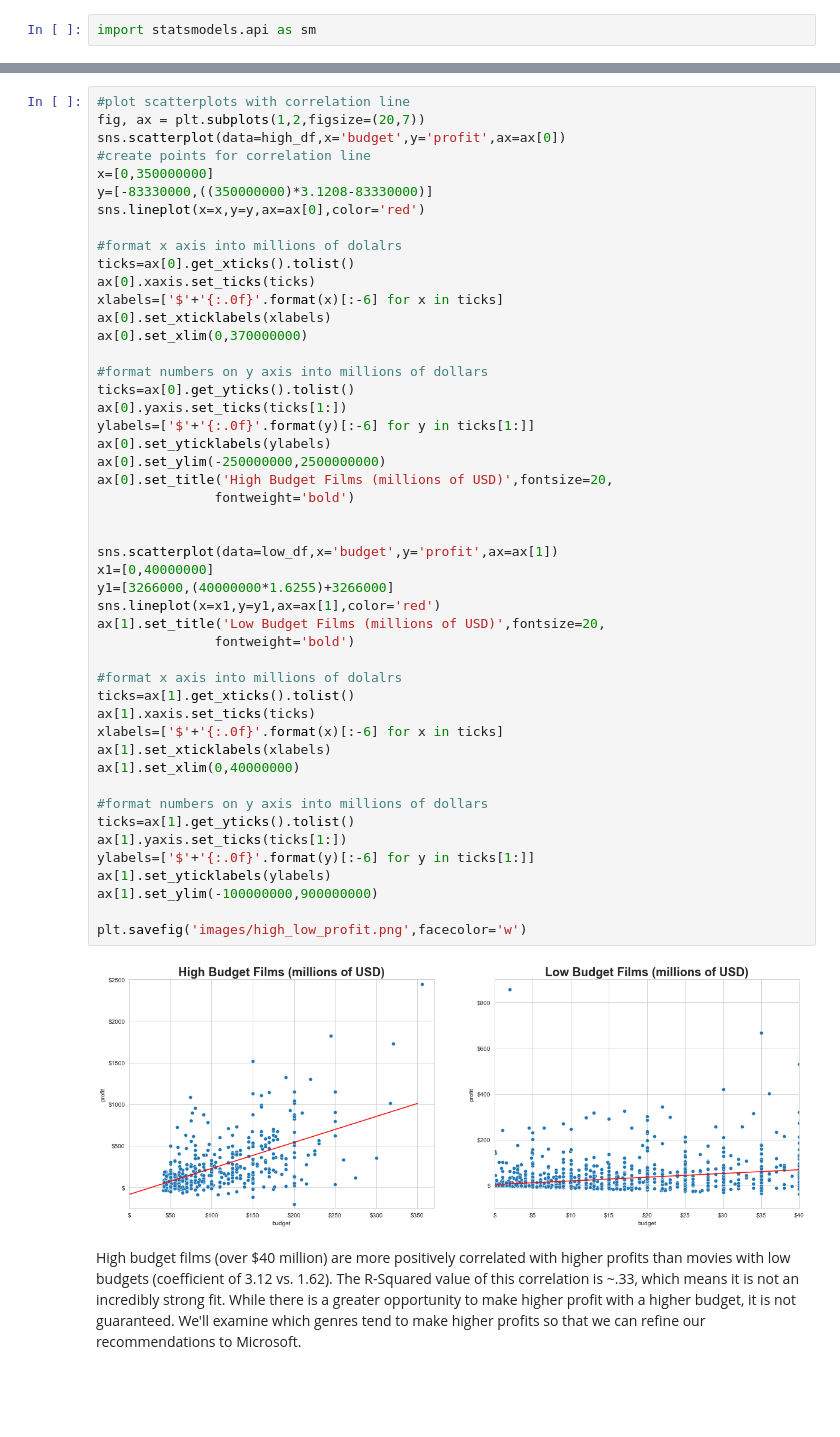
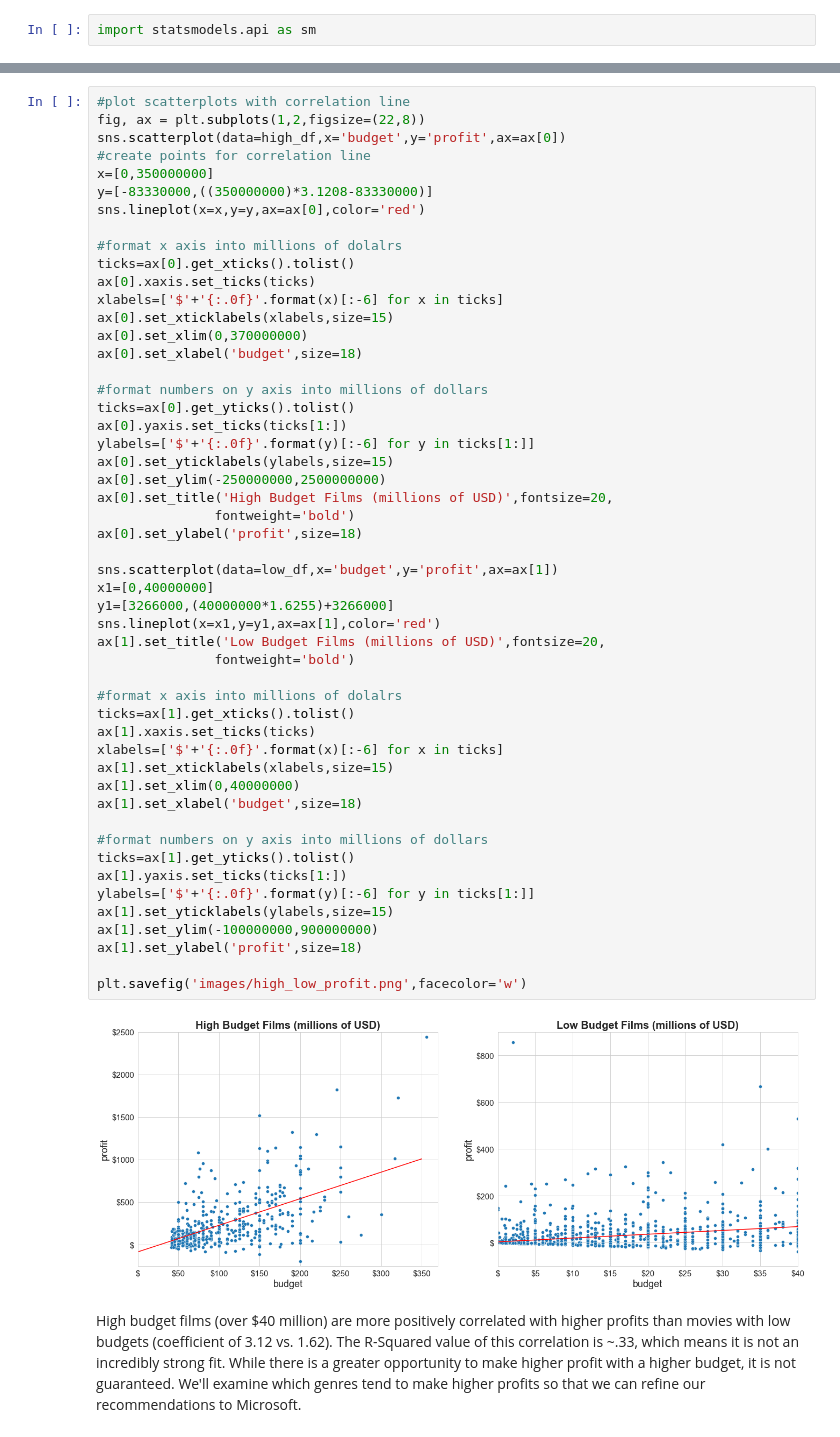
Before and after one commit to morganFitzg/dsc-phase-1-project, a Jupyter notebook: student.ipynb, the cells around one changed output, grey strips where cells are left out. Drawn from its saved outputs; the diff is of its cells as text; blank space fills up the shorter version.

Commit message:
fix plot

```diff
--- a/student.ipynb
+++ b/student.ipynb
@@ -751,7 +751,7 @@ Notes:
 strong multicollinearity or other numerical problems.
 # %%
 #plot scatterplots with correlation line
-fig, ax = plt.subplots(1,2,figsize=(20,7))
+fig, ax = plt.subplots(1,2,figsize=(22,8))
 sns.scatterplot(data=high_df,x='budget',y='profit',ax=ax[0])
 #create points for correlation line
 x=[0,350000000]
@@ -762,43 +762,46 @@ sns.lineplot(x=x,y=y,ax=ax[0],color='red')
 ticks=ax[0].get_xticks().tolist()
 ax[0].xaxis.set_ticks(ticks)
 xlabels=['$'+'{:.0f}'.format(x)[:-6] for x in ticks]
-ax[0].set_xticklabels(xlabels)
+ax[0].set_xticklabels(xlabels,size=15)
 ax[0].set_xlim(0,370000000)
+ax[0].set_xlabel('budget',size=18)
 
 #format numbers on y axis into millions of dollars
 ticks=ax[0].get_yticks().tolist()
 ax[0].yaxis.set_ticks(ticks[1:])
 ylabels=['$'+'{:.0f}'.format(y)[:-6] for y in ticks[1:]]
-ax[0].set_yticklabels(ylabels)
+ax[0].set_yticklabels(ylabels,size=15)
 ax[0].set_ylim(-250000000,2500000000)
 ax[0].set_title('High Budget Films (millions of USD)',fontsize=20,
                fontweight='bold')
-
+ax[0].set_ylabel('profit',size=18)
 
 sns.scatterplot(data=low_df,x='budget',y='profit',ax=ax[1])
 x1=[0,40000000]
 y1=[3266000,(40000000*1.6255)+3266000]
 sns.lineplot(x=x1,y=y1,ax=ax[1],color='red')
 ax[1].set_title('Low Budget Films (millions of USD)',fontsize=20,
                fontweight='bold')
 
 #format x axis into millions of dolalrs
 ticks=ax[1].get_xticks().tolist()
 ax[1].xaxis.set_ticks(ticks)
 xlabels=['$'+'{:.0f}'.format(x)[:-6] for x in ticks]
-ax[1].set_xticklabels(xlabels)
+ax[1].set_xticklabels(xlabels,size=15)
 ax[1].set_xlim(0,40000000)
+ax[1].set_xlabel('budget',size=18)
 
 #format numbers on y axis into millions of dollars
 ticks=ax[1].get_yticks().tolist()
 ax[1].yaxis.set_ticks(ticks[1:])
 ylabels=['$'+'{:.0f}'.format(y)[:-6] for y in ticks[1:]]
-ax[1].set_yticklabels(ylabels)
+ax[1].set_yticklabels(ylabels,size=15)
 ax[1].set_ylim(-100000000,900000000)
+ax[1].set_ylabel('profit',size=18)
 
 plt.savefig('images/high_low_profit.png',facecolor='w')
 # %% [output]
-[figure, old version]
+[figure, new version]
 # %% [markdown]
 High budget films (over $40 million) are more positively correlated with higher profits than movies with low budgets (coefficient of 3.12 vs. 1.62). The R-Squared value of this correlation is ~.33, which means it is not an incredibly strong fit. While there is a greater opportunity to make higher profit with a higher budget, it is not guaranteed.  We'll examine which genres tend to make higher profits so that we can refine our recommendations to Microsoft.
 # %% [markdown]
```
Also changed, not shown: parts of 6 cells of this notebook, 2 other files.
